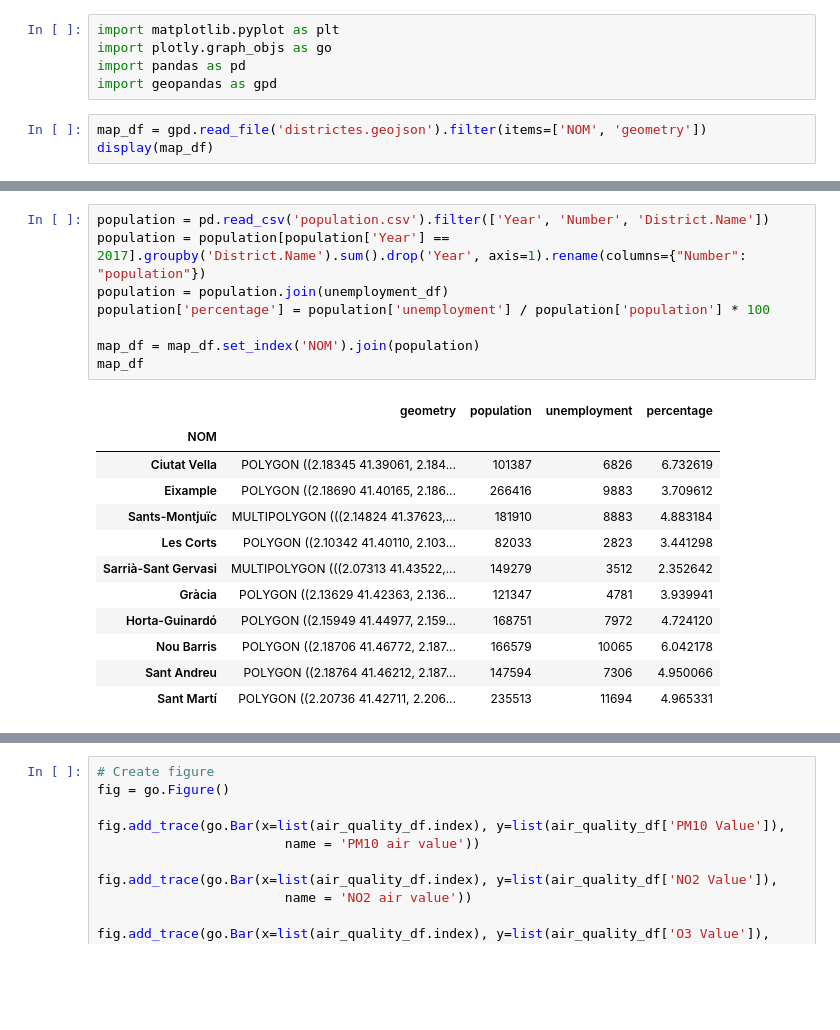
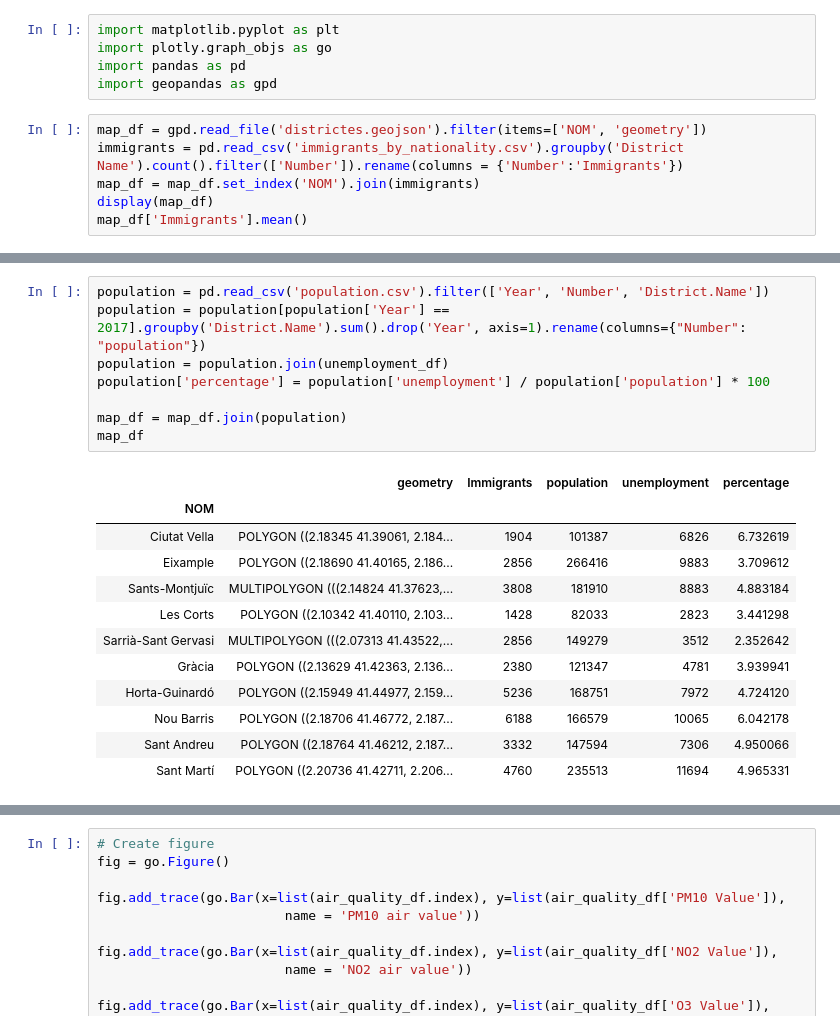
Before and after one commit to sanderoud/Data-Stories, a Jupyter notebook: map.ipynb, the cells around one changed output, grey strips where cells are left out. Saved outputs shown, nothing was run; the diff lists cells and outputs as text; blank space fills up the shorter version.

```diff
--- a/map.ipynb
+++ b/map.ipynb
@@ -5,5 +5,8 @@ import pandas as pd
 import geopandas as gpd
 # %%
 map_df = gpd.read_file('districtes.geojson').filter(items=['NOM', 'geometry'])
+immigrants = pd.read_csv('immigrants_by_nationality.csv').groupby('District Name').count().filter(['Number']).rename(columns = {'Number':'Immigrants'})
+map_df = map_df.set_index('NOM').join(immigrants)
 display(map_df)
+map_df['Immigrants'].mean()
 # %% [output]
@@ -41,24 +35,24 @@ unemployment_df
 # %%
 population = pd.read_csv('population.csv').filter(['Year', 'Number', 'District.Name'])
 population = population[population['Year'] == 2017].groupby('District.Name').sum().drop('Year', axis=1).rename(columns={"Number": "population"})
 population = population.join(unemployment_df)
 population['percentage'] = population['unemployment'] / population['population'] * 100
 
-map_df = map_df.set_index('NOM').join(population)
+map_df = map_df.join(population)
 map_df
 # %% [output]
-|  | geometry | population | unemployment | percentage |
-| NOM |  |  |  |  |
-| Ciutat Vella | POLYGON ((2.18345 41.39061, 2.184... | 101387 | 6826 | 6.732619 |
-| Eixample | POLYGON ((2.18690 41.40165, 2.186... | 266416 | 9883 | 3.709612 |
-| Sants-Montjuïc | MULTIPOLYGON (((2.14824 41.37623,... | 181910 | 8883 | 4.883184 |
-| Les Corts | POLYGON ((2.10342 41.40110, 2.103... | 82033 | 2823 | 3.441298 |
-| Sarrià-Sant Gervasi | MULTIPOLYGON (((2.07313 41.43522,... | 149279 | 3512 | 2.352642 |
-| Gràcia | POLYGON ((2.13629 41.42363, 2.136... | 121347 | 4781 | 3.939941 |
-| Horta-Guinardó | POLYGON ((2.15949 41.44977, 2.159... | 168751 | 7972 | 4.724120 |
-| Nou Barris | POLYGON ((2.18706 41.46772, 2.187... | 166579 | 10065 | 6.042178 |
-| Sant Andreu | POLYGON ((2.18764 41.46212, 2.187... | 147594 | 7306 | 4.950066 |
-| Sant Martí | POLYGON ((2.20736 41.42711, 2.206... | 235513 | 11694 | 4.965331 |
+|  | geometry | Immigrants | population | unemployment | percentage |
+| NOM |  |  |  |  |  |
+| Ciutat Vella | POLYGON ((2.18345 41.39061, 2.184... | 1904 | 101387 | 6826 | 6.732619 |
+| Eixample | POLYGON ((2.18690 41.40165, 2.186... | 2856 | 266416 | 9883 | 3.709612 |
+| Sants-Montjuïc | MULTIPOLYGON (((2.14824 41.37623,... | 3808 | 181910 | 8883 | 4.883184 |
+| Les Corts | POLYGON ((2.10342 41.40110, 2.103... | 1428 | 82033 | 2823 | 3.441298 |
+| Sarrià-Sant Gervasi | MULTIPOLYGON (((2.07313 41.43522,... | 2856 | 149279 | 3512 | 2.352642 |
+| Gràcia | POLYGON ((2.13629 41.42363, 2.136... | 2380 | 121347 | 4781 | 3.939941 |
+| Horta-Guinardó | POLYGON ((2.15949 41.44977, 2.159... | 5236 | 168751 | 7972 | 4.724120 |
+| Nou Barris | POLYGON ((2.18706 41.46772, 2.187... | 6188 | 166579 | 10065 | 6.042178 |
+| Sant Andreu | POLYGON ((2.18764 41.46212, 2.187... | 3332 | 147594 | 7306 | 4.950066 |
+| Sant Martí | POLYGON ((2.20736 41.42711, 2.206... | 4760 | 235513 | 11694 | 4.965331 |
 # %%
 # set a variable that will call whatever column we want to visualise on the map
 variable = 'percentage'
```
Also changed, not shown: parts of 5 cells of this notebook, 1 other file.
